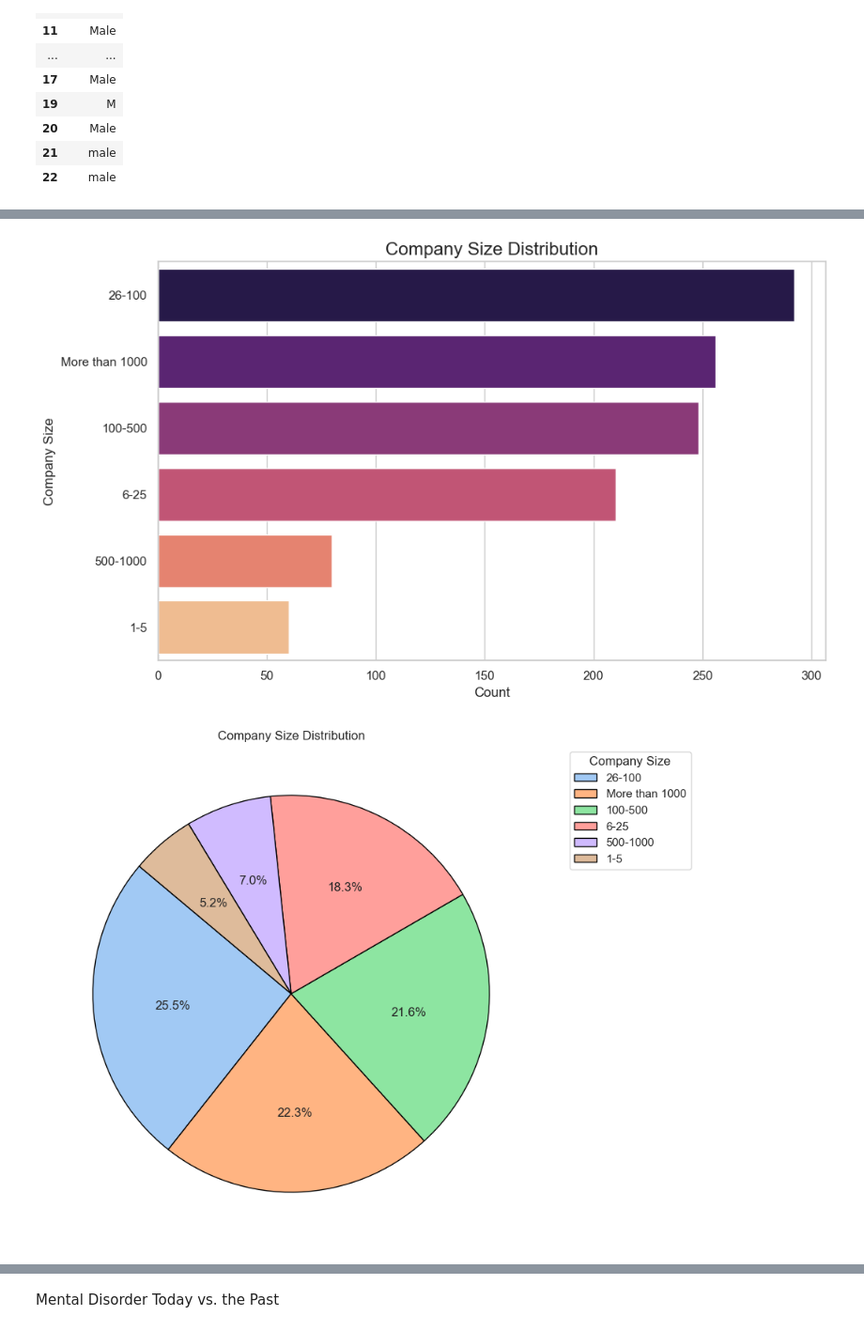
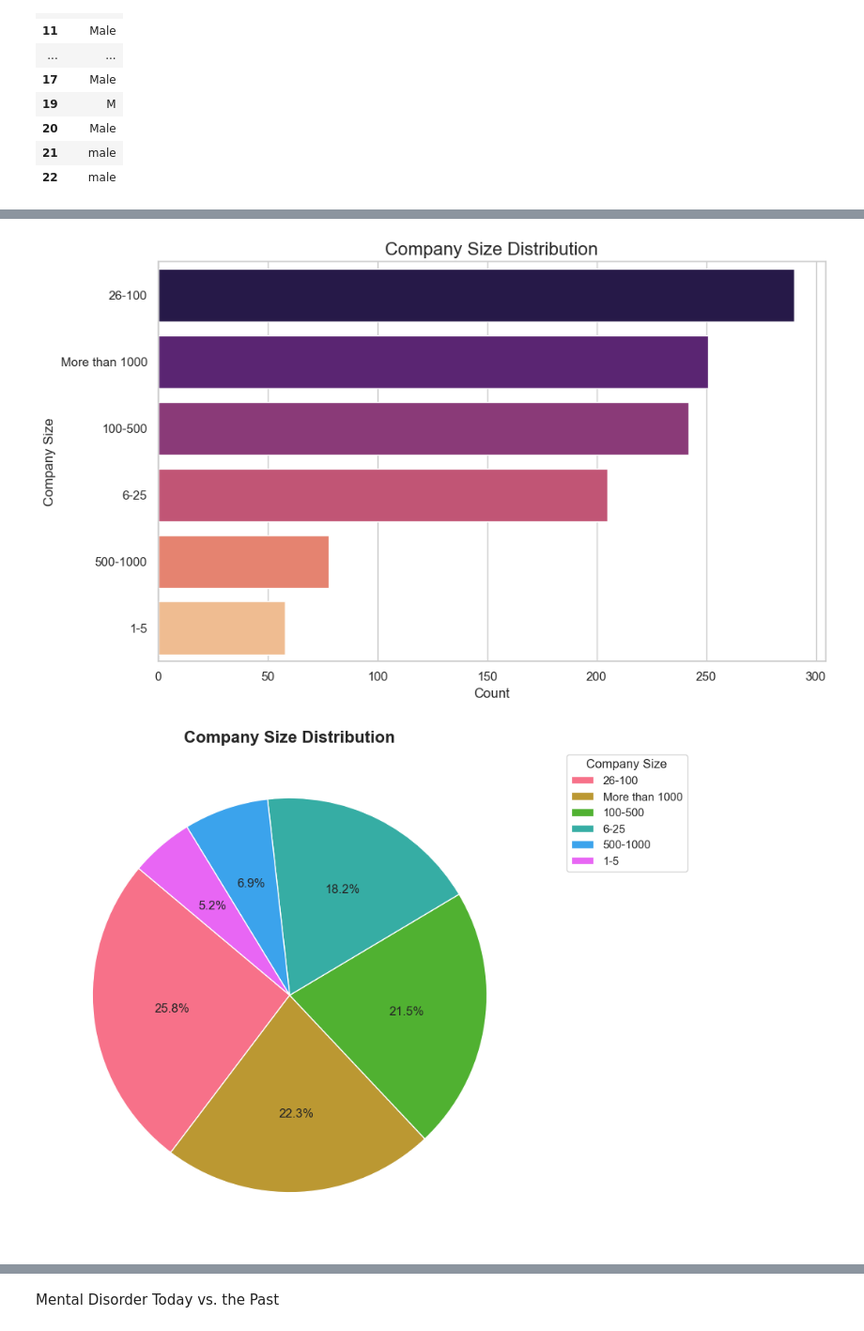
Before and after one commit to Oumaymabamoh/ML_Mental_Health_Cluster_Insights, a Jupyter notebook: data_eda.ipynb, the cells around one changed output, grey strips where cells are left out. Shown at 94% size. Drawn from its saved outputs; the diff is of its cells as text; code cells hidden in the pictures.

```diff
--- a/data_eda.ipynb
+++ b/data_eda.ipynb
@@ -327,12 +327,11 @@ dtype: int64
 # Create a mask for all work positions that contain a tech-related role
 mask_tech_role_flag = df['work_position'].str.contains('Back-end|Front-end|DevOps|SysAdmin|Developer', na=False)
 
-# Fill the 'tech_role_flag' column based on the mask
-df.loc[mask_tech_role_flag, 'tech_role_flag'] = df.loc[mask_tech_role_flag, 'tech_role_flag'].fillna('Yes')
-df.loc[~mask_tech_role_flag, 'tech_role_flag'] = df.loc[~mask_tech_role_flag, 'tech_role_flag'].fillna('No')
+# Initialize the 'tech_role_flag' column as 'No' for all rows
+df['tech_role_flag'] = 'No'
 
-# Replace numeric values (1 and 0) with strings ("Yes" and "No") for consistency
-df['tech_role_flag'].replace({1: "Yes", 0: "No"}, inplace=True)
+# Fill 'tech_role_flag' with 'Yes' where the mask is True
+df.loc[mask_tech_role_flag, 'tech_role_flag'] = 'Yes'
 
 # Show the distribution of tech roles
 print(df['tech_role_flag'].value_counts())
@@ -440,12 +422,12 @@ df[['gender']].head(20)
 | 22 | male |
 # %%
 # Create lists for 3 categories "male", "female", "other"
-male = ['Male', 'male', 'Male ', 'M', 'm','man', 'Cis male', 'Male.', 'male 9:1 female, roughly', 'Male (cis)',
+Male = ['Male', 'male', 'Male ', 'M', 'm','man', 'Cis male', 'Male.', 'male 9:1 female, roughly', 'Male (cis)',
         'Man', 'Sex is male','cis male', 'Malr', 'Dude',
         "I'm a man why didn't you make this a drop down question. You should of asked sex? And I would of answered yes please. Seriously how much text can this take? ",
         'mail', 'M|', 'Male/genderqueer', 'male ', 'Cis Male', 'Male (trans, FtM)', 'cisdude', 'cis man', 'MALE']
 
-female = ['Female', 'female', 'I identify as female.', 'female ','Female assigned at birth ', 'F', 'Woman',
+Female = ['Female', 'female', 'I identify as female.', 'female ','Female assigned at birth ', 'F', 'Woman',
           'fm', 'f', 'Cis female ', 'Transitioned, M2F', 'Genderfluid (born female)',
           'Female or Multi-Gender Femme', 'Female ', 'woman', 'female/woman','Cisgender Female', 'fem',
           'Female (props for making this a freeform field, though)',' Female', 'Cis-woman',
@@ -457,7 +439,10 @@ other = ['Bigender', 'non-binary', 'Other/Transfeminine', 'Androgynous', 'Other'
          'Transgender woman','Yes','No']
 
 # Replace all sex in columns with one of the 3 sex categories
-df["gender"].replace(to_replace=male, value='male', inplace=True)
-df["gender"].replace(to_replace=female, value='female',inplace=True)
-df["gender"].replace(to_replace=other, value='other',inplace=True)
+df['gender'] = df['gender'].replace(to_replace=male, value='Male')
+df['gender'] = df['gender'].replace(to_replace=female, value='Female')
+df['gender'] = df['gender'].replace(to_replace=other, value='other')
+
+# Verify the results
+print(df['gender'].value_counts())
 # %% [output]
@@ -469,0 +454,12 @@ For example, when doing 'df[col].method(value, inplace=True)', try using 'df.met
+# %%
+# Strip whitespace and normalize the case to ensure consistent matching
+df['gender'] = df['gender'].str.strip().str.lower()
+
+# Remove rows where 'gender' is 'other'
+df = df[df['gender'] != 'other']
+
+# Restore the original case for 'Male' and 'Female'
+df['gender'] = df['gender'].replace({'male': 'Male', 'female': 'Female'})
+
+# Verify the results
+print(df['gender'].value_counts())
@@ -696,33 +697,33 @@ plt.ylabel('Company Size')
 plt.tight_layout()
 plt.show()
 # %% [output]
-[figure, old version]
+[figure, new version]
 # %%
 import matplotlib.pyplot as plt
 import seaborn as sns
 
 # Clean and sort values
 company_size_counts = df['company_size'].value_counts().dropna()
 
 # Optional: remove vague entries
 company_size_counts = company_size_counts[~company_size_counts.index.str.contains('Not sure', case=False)]
 
 # Plot
 plt.figure(figsize=(9, 9))
 company_size_counts.plot.pie(
     autopct='%1.1f%%',
     startangle=140,
-    colors=sns.color_palette("pastel", len(company_size_counts)),
-    wedgeprops={'linewidth': 1, 'edgecolor': 'black'},
+    colors=sns.color_palette("husl", len(company_size_counts)),
+    wedgeprops={'linewidth': 1, 'edgecolor': 'white'},
     labeldistance=None  # Hide labels on the chart
 )
-plt.title('Company Size Distribution')
+plt.title('Company Size Distribution', fontsize=16, fontweight='bold')
 plt.ylabel('')
 plt.legend(company_size_counts.index, title="Company Size", bbox_to_anchor=(1.05, 1), loc='upper left')
 plt.tight_layout()
 plt.show()
 # %% [output]
-[figure, old version]
+[figure, new version]
 # %%
 import seaborn as sns
 import matplotlib.pyplot as plt
```
Also changed, not shown: parts of 18 cells of this notebook.
